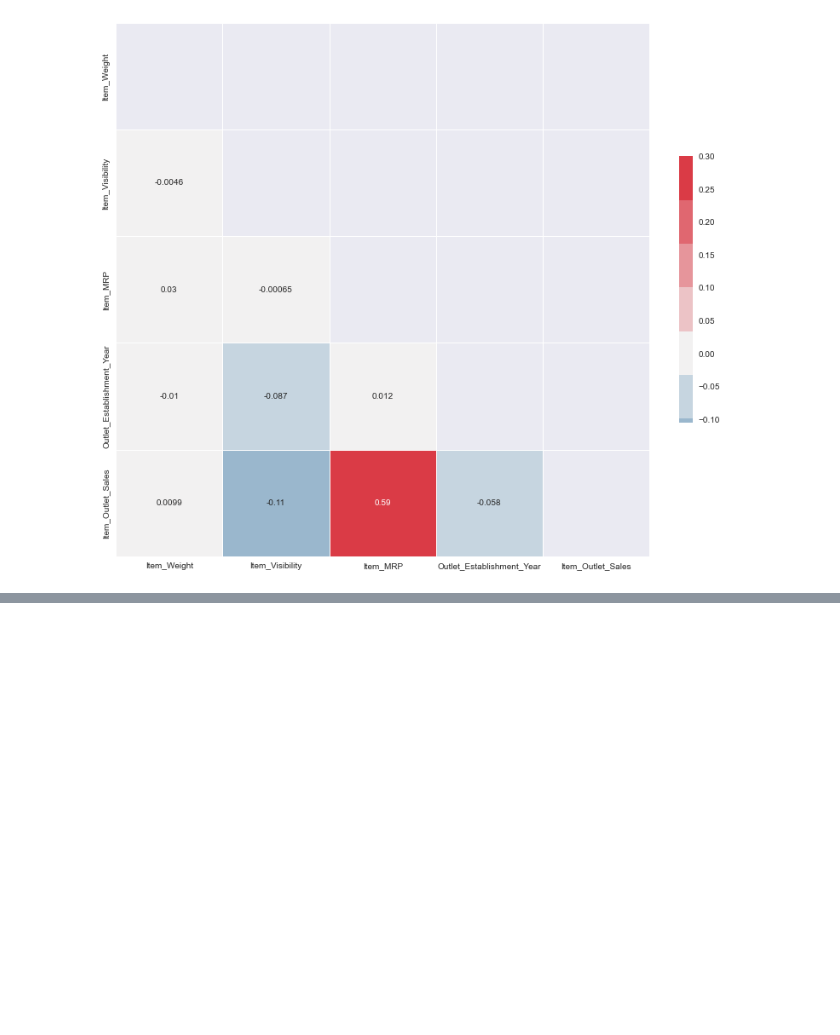
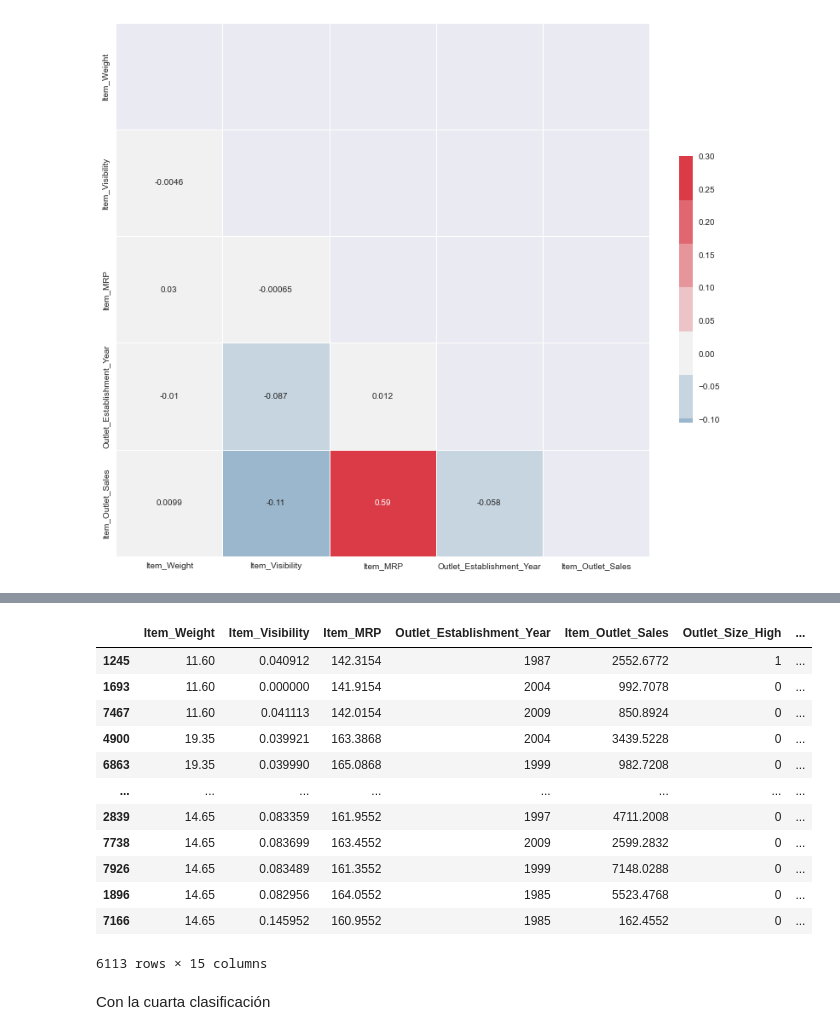
Before and after one commit to Elmatinho/predicciones-ventas, a Jupyter notebook: predicciones_ventas.ipynb, the cells around one changed output, grey strips where cells are left out. Cells and saved outputs as stored; diff of their text form; code cells hidden in the pictures; blank space fills up the shorter version.

```diff
--- a/predicciones_ventas.ipynb
+++ b/predicciones_ventas.ipynb
@@ -556,0 +652,3 @@ sns.heatmap(correlation, annot=True, mask=mask, cmap=cmap, vmax=.3, center=0,
+# %%
+dummies_outlet_caracteristicas=pd.get_dummies(data=predicciones_without_nan,columns=['Outlet_Size','Outlet_Location_Type','Outlet_Type'])
+dummies_outlet_caracteristicas
@@ -556,0 +669,20 @@ sns.heatmap(correlation, annot=True, mask=mask, cmap=cmap, vmax=.3, center=0,
+# %%
+del dummies_outlet_caracteristicas['Item_Identifier'],dummies_outlet_caracteristicas['Item_Fat_Content'],dummies_outlet_caracteristicas['Item_Type']
+del dummies_outlet_caracteristicas['Outlet_Identifier']
+dummies_outlet_caracteristicas
+# %% [output]
+|  | Item_Weight | Item_Visibility | Item_MRP | Outlet_Establishment_Year | Item_Outlet_Sales | Outlet_Size_High | ... |
+| 1245 | 11.60 | 0.040912 | 142.3154 | 1987 | 2552.6772 | 1 | ... |
+| 1693 | 11.60 | 0.000000 | 141.9154 | 2004 | 992.7078 | 0 | ... |
+| 7467 | 11.60 | 0.041113 | 142.0154 | 2009 | 850.8924 | 0 | ... |
+| 4900 | 19.35 | 0.039921 | 163.3868 | 2004 | 3439.5228 | 0 | ... |
+| 6863 | 19.35 | 0.039990 | 165.0868 | 1999 | 982.7208 | 0 | ... |
+| ... | ... | ... | ... | ... | ... | ... | ... |
+| 2839 | 14.65 | 0.083359 | 161.9552 | 1997 | 4711.2008 | 0 | ... |
+| 7738 | 14.65 | 0.083699 | 163.4552 | 2009 | 2599.2832 | 0 | ... |
+| 7926 | 14.65 | 0.083489 | 161.3552 | 1999 | 7148.0288 | 0 | ... |
+| 1896 | 14.65 | 0.082956 | 164.0552 | 1985 | 5523.4768 | 0 | ... |
+| 7166 | 14.65 | 0.145952 | 160.9552 | 1985 | 162.4552 | 0 | ... |
+6113 rows × 15 columns
+# %% [markdown]
+Con la cuarta clasificación
```
Also changed, not shown: parts of 44 cells of this notebook.
